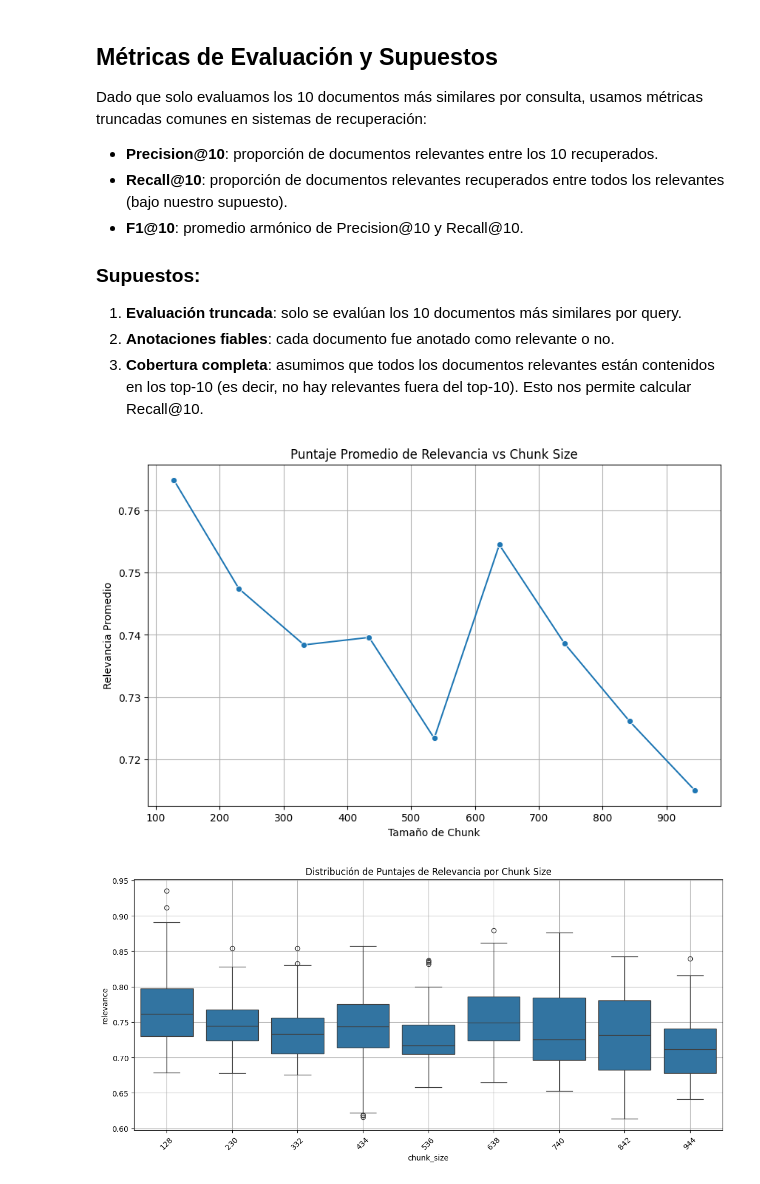
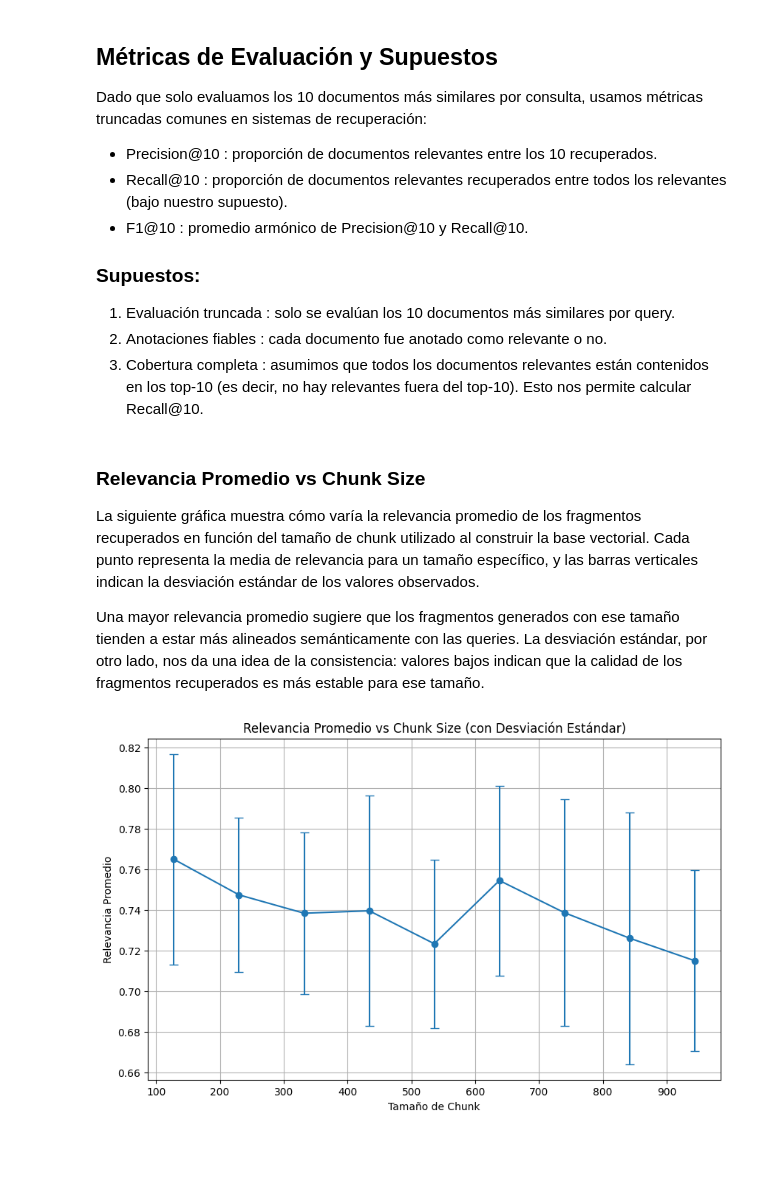
Before and after one commit to theleywin/CartaIA, a Jupyter notebook: src/experiments/chunk_size_optimization/conclusions.ipynb, the cells around one changed output. Cells and saved outputs as stored; diff of their text form; code cells hidden in the pictures; blank space fills up the shorter version.

```diff
--- a/src/experiments/chunk_size_optimization/conclusions.ipynb
+++ b/src/experiments/chunk_size_optimization/conclusions.ipynb
@@ -14,14 +14,14 @@ Evaluamos el rendimiento de cada configuración con métricas de recuperación e
 
 Dado que solo evaluamos los 10 documentos más similares por consulta, usamos métricas truncadas comunes en sistemas de recuperación:
 
-- **Precision@10**: proporción de documentos relevantes entre los 10 recuperados.
-- **Recall@10**: proporción de documentos relevantes recuperados entre todos los relevantes (bajo nuestro supuesto).
-- **F1@10**: promedio armónico de Precision@10 y Recall@10.
+-  Precision@10 : proporción de documentos relevantes entre los 10 recuperados.
+-  Recall@10 : proporción de documentos relevantes recuperados entre todos los relevantes (bajo nuestro supuesto).
+-  F1@10 : promedio armónico de Precision@10 y Recall@10.
 
 ### Supuestos:
-1. **Evaluación truncada**: solo se evalúan los 10 documentos más similares por query.
-2. **Anotaciones fiables**: cada documento fue anotado como relevante o no.
-3. **Cobertura completa**: asumimos que todos los documentos relevantes están contenidos en los top-10 (es decir, no hay relevantes fuera del top-10). Esto nos permite calcular Recall@10.
+1.  Evaluación truncada : solo se evalúan los 10 documentos más similares por query.
+2.  Anotaciones fiables : cada documento fue anotado como relevante o no.
+3.  Cobertura completa : asumimos que todos los documentos relevantes están contenidos en los top-10 (es decir, no hay relevantes fuera del top-10). Esto nos permite calcular Recall@10.
 # %%
 import json
 import pandas as pd
@@ -51,30 +51,31 @@ for entrada in data:
             })
 
 df = pd.DataFrame(filas)
+# %% [markdown]
+### Relevancia Promedio vs Chunk Size
+
+La siguiente gráfica muestra cómo varía la relevancia promedio de los fragmentos recuperados en función del tamaño de chunk utilizado al construir la base vectorial. Cada punto representa la media de relevancia para un tamaño específico, y las barras verticales indican la desviación estándar de los valores observados.
+
+Una mayor relevancia promedio sugiere que los fragmentos generados con ese tamaño tienden a estar más alineados semánticamente con las queries. La desviación estándar, por otro lado, nos da una idea de la consistencia: valores bajos indican que la calidad de los fragmentos recuperados es más estable para ese tamaño.
 # %%
 agrupado = df.groupby("chunk_size").agg(
     media=("relevance", "mean"),
     mediana=("relevance", "median"),
     desviacion_std=("relevance", "std"),
     maximo=("relevance", "max"),
     minimo=("relevance", "min"),
     percentil_90=("relevance", lambda x: np.percentile(x, 90))
 ).reset_index()
 
 plt.figure(figsize=(10, 6))
-sns.lineplot(data=agrupado, x="chunk_size", y="media", marker="o")
-plt.title("Puntaje Promedio de Relevancia vs Chunk Size")
+plt.errorbar(
+    agrupado["chunk_size"], agrupado["media"],
+    yerr=agrupado["desviacion_std"], fmt='o-', capsize=4
+)
+plt.title("Relevancia Promedio vs Chunk Size (con Desviación Estándar)")
 plt.xlabel("Tamaño de Chunk")
 plt.ylabel("Relevancia Promedio")
 plt.grid(True)
 plt.show()
-
-plt.figure(figsize=(14, 6))
-sns.boxplot(data=df, x="chunk_size", y="relevance")
-plt.title("Distribución de Puntajes de Relevancia por Chunk Size")
-plt.xticks(rotation=45)
-plt.grid(True)
-plt.show()
 # %% [output]
-[figure, old version]
+[figure, new version]
-[figure, removed]
```
Also changed, not shown: parts of 5 cells of this notebook, 2 other files.
